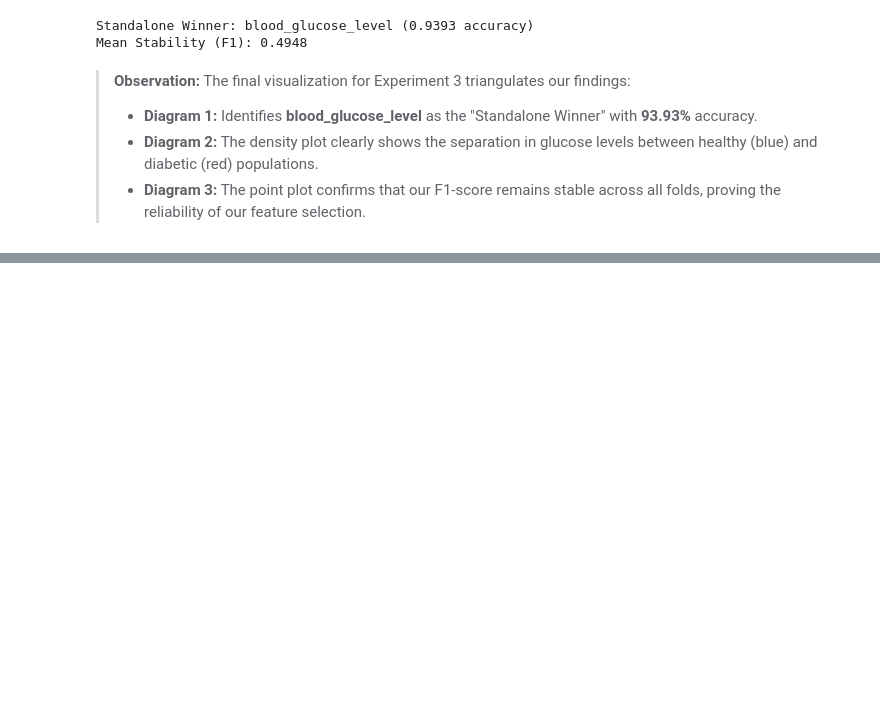
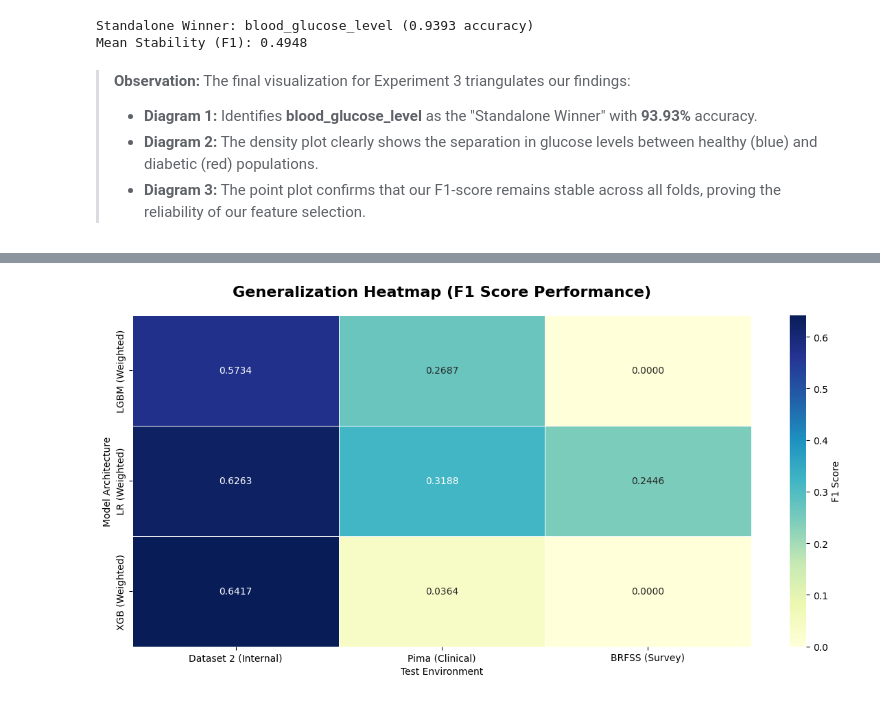
Before and after one commit to COMP3608-Intelligent-Systems-Project/Predicting-Type-2-Diabetes, a Jupyter notebook: notebooks/experiments/dataset_2_diabetes_prediction_experiments.ipynb, the cells around one changed output, grey strips where cells are left out. Cells and saved outputs as stored; diff of their text form; code cells hidden in the pictures; blank space fills up the shorter version.

```diff
--- a/notebooks/experiments/dataset_2_diabetes_prediction_experiments.ipynb
+++ b/notebooks/experiments/dataset_2_diabetes_prediction_experiments.ipynb
@@ -1153,0 +928,23 @@ Future research should focus on bridging the gap between **clinical measurements
+# %%
+
+try:
+    df_heat = gen_results_df.pivot(index='Model', columns='Population', values='F1 Score')
+except KeyError:
+    df_heat = gen_results_df.pivot(index='Model', columns='Test Population', values='F1 Score')
+
+df_heat['Dataset 2 (Internal)'] = [0.5734, 0.6263, 0.6417]
+
+cols_order = ['Dataset 2 (Internal)', 'Pima (Clinical)', 'BRFSS (Survey)']
+df_heat = df_heat[cols_order]
+
+plt.figure(figsize=(12, 6))
+sns.heatmap(df_heat, annot=True, cmap="YlGnBu", fmt=".4f", linewidths=.5, cbar_kws={'label': 'F1 Score'})
+
+plt.title("Generalization Heatmap (F1 Score Performance)", fontsize=16, fontweight='bold', pad=20)
+plt.xlabel("Test Environment")
+plt.ylabel("Model Architecture")
+
+plt.tight_layout()
+plt.show()
+# %% [output]
+[figure, added]
```
Also changed, not shown: parts of 46 cells of this notebook.
